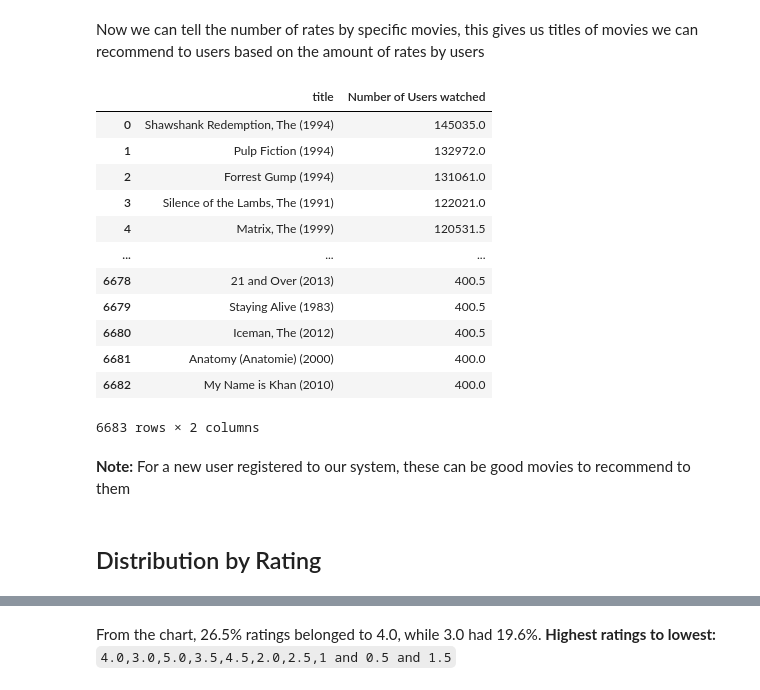
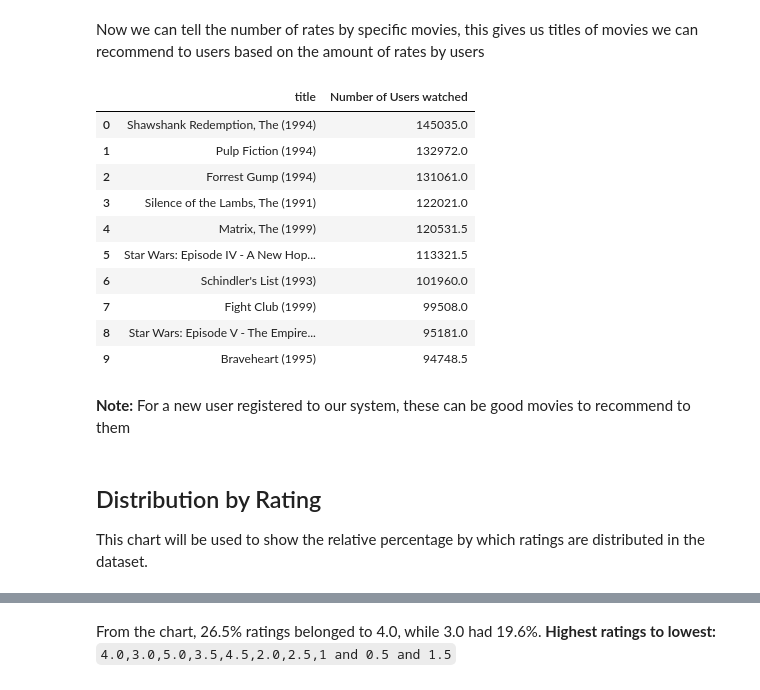
Before and after one commit to Kendo-Shin/2207ACDS_TeamCW2, a Jupyter notebook: Movie_Recommender_System_TeamCW2.ipynb, the cells around one changed output, grey strips where cells are left out. Drawn from its saved outputs; the diff is of its cells as text; code cells hidden in the pictures.

```diff
--- a/Movie_Recommender_System_TeamCW2.ipynb
+++ b/Movie_Recommender_System_TeamCW2.ipynb
@@ -396,25 +416,25 @@ popular_movies.reset_index(level=0, inplace=True)
 # %%
 popular_movies.columns = ['title', 'Number of Users watched']
 # %%
-popular_movies[popular_movies['Number of Users watched'] >= 400]
+popular_movies[popular_movies['Number of Users watched'] >= 400].head(10)
 # %% [output]
 |  | title | Number of Users watched |
 | 0 | Shawshank Redemption, The (1994) | 145035.0 |
 | 1 | Pulp Fiction (1994) | 132972.0 |
 | 2 | Forrest Gump (1994) | 131061.0 |
 | 3 | Silence of the Lambs, The (1991) | 122021.0 |
 | 4 | Matrix, The (1999) | 120531.5 |
-| ... | ... | ... |
-| 6678 | 21 and Over (2013) | 400.5 |
-| 6679 | Staying Alive (1983) | 400.5 |
-| 6680 | Iceman, The (2012) | 400.5 |
-| 6681 | Anatomy (Anatomie) (2000) | 400.0 |
-| 6682 | My Name is Khan (2010) | 400.0 |
+| 5 | Star Wars: Episode IV - A New Hop... | 113321.5 |
+| 6 | Schindler's List (1993) | 101960.0 |
+| 7 | Fight Club (1999) | 99508.0 |
+| 8 | Star Wars: Episode V - The Empire... | 95181.0 |
+| 9 | Braveheart (1995) | 94748.5 |
-6683 rows × 2 columns
 # %% [markdown]
 **Note:** For a new user registered to our system, these can be good movies to recommend to them
 # %% [markdown]
 ## Distribution by Rating
+
+This chart will be used to show the relative percentage by which ratings are distributed in the dataset.
 # %%
 data = rates['rating'].value_counts().sort_index(ascending=False)
 trace = go.Bar(x=data.index,
```
Also changed, not shown: parts of 32 cells of this notebook.
